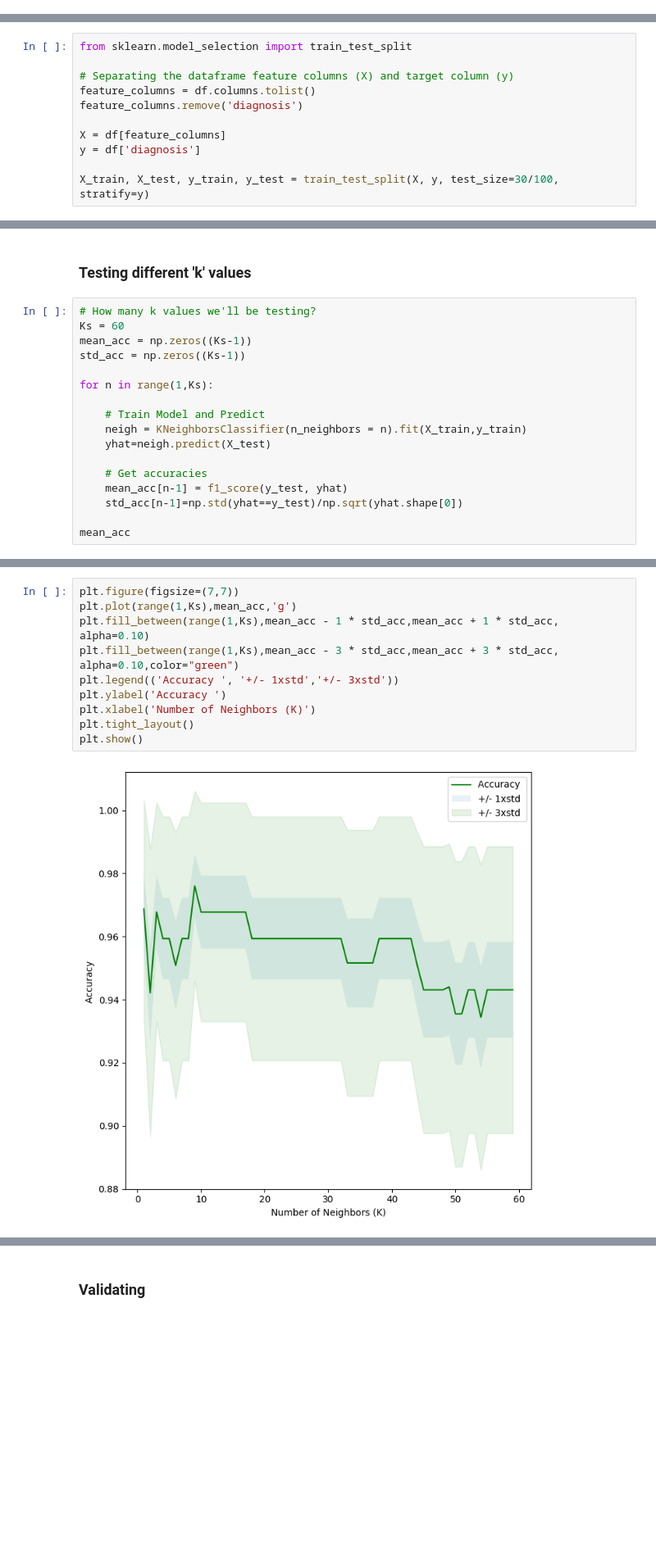
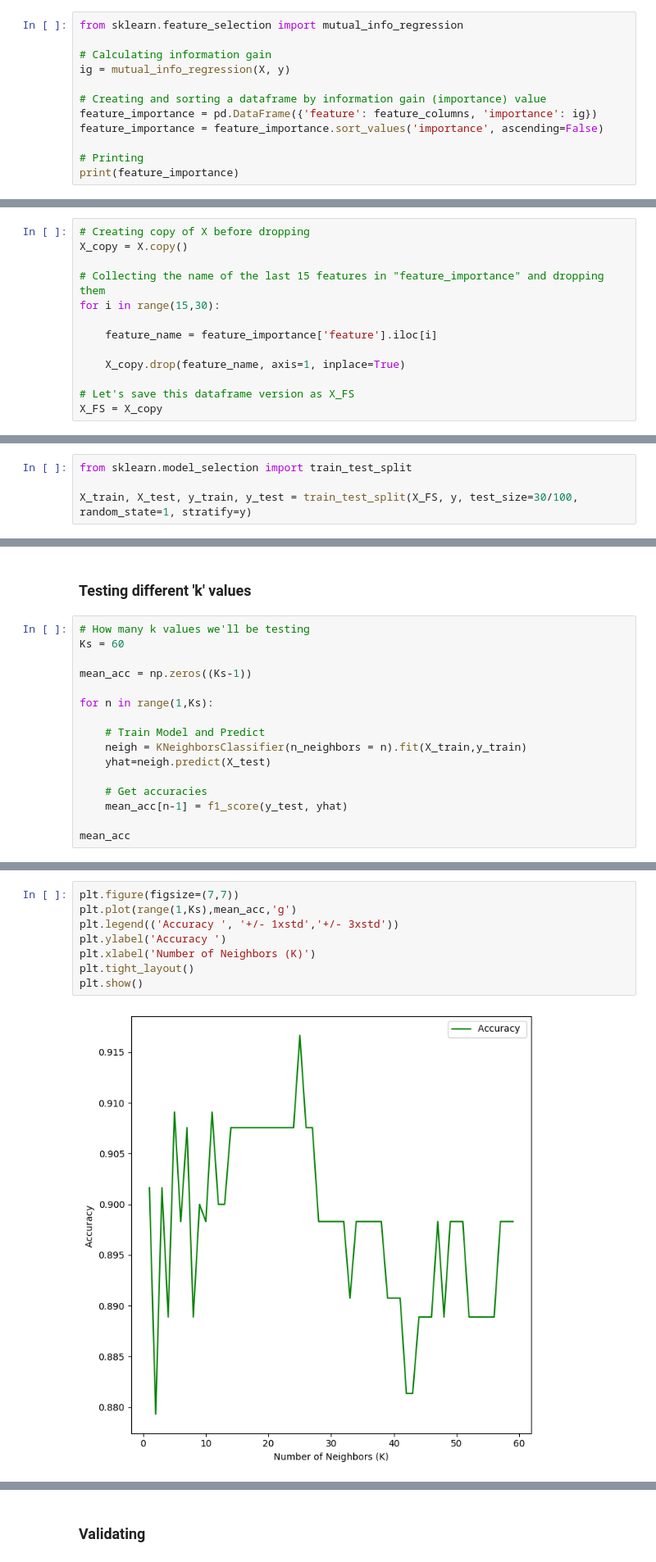
Before and after one commit to Arrr-az/Breast-Cancer-Dataset-Classification, a Jupyter notebook: kNN_Breast_Cancer_Dataset.ipynb, the cells around one changed output, grey strips where cells are left out. Shown at 82% size. Saved outputs shown, nothing was run; the diff lists cells and outputs as text; blank space fills up the shorter version.

```diff
--- a/kNN_Breast_Cancer_Dataset.ipynb
+++ b/kNN_Breast_Cancer_Dataset.ipynb
@@ -132,0 +162,12 @@ In this case, a cell's "concavity" and "concave points" are characteristics that
+# %%
+from sklearn.feature_selection import mutual_info_regression
+
+# Calculating information gain
+ig = mutual_info_regression(X, y)
+
+# Creating and sorting a dataframe by information gain (importance) value
+feature_importance = pd.DataFrame({'feature': feature_columns, 'importance': ig})
+feature_importance = feature_importance.sort_values('importance', ascending=False)
+
+# Printing
+print(feature_importance)
@@ -132,0 +194,13 @@ In this case, a cell's "concavity" and "concave points" are characteristics that
+# %%
+# Creating copy of X before dropping
+X_copy = X.copy()
+
+# Collecting the name of the last 15 features in "feature_importance" and dropping them
+for i in range(15,30):
+
+    feature_name = feature_importance['feature'].iloc[i]
+
+    X_copy.drop(feature_name, axis=1, inplace=True)
+
+# Let's save this dataframe version as X_FS
+X_FS = X_copy
@@ -143,11 +239,4 @@ To guarantee our split will be representative of the label distribution, we use
 # %%
 from sklearn.model_selection import train_test_split
 
-# Separating the dataframe feature columns (X) and target column (y)
-feature_columns = df.columns.tolist()
-feature_columns.remove('diagnosis')
-
-X = df[feature_columns]
-y = df['diagnosis']
-
-X_train, X_test, y_train, y_test = train_test_split(X, y, test_size=30/100, stratify=y)
+X_train, X_test, y_train, y_test = train_test_split(X_FS, y, test_size=30/100, random_state=1, stratify=y)
@@ -232,10 +330,10 @@ array([[66,  5],
 # %% [markdown]
 ### Testing different 'k' values
 # %%
-# How many k values we'll be testing?
+# How many k values we'll be testing
 Ks = 60
+
 mean_acc = np.zeros((Ks-1))
-std_acc = np.zeros((Ks-1))
 
 for n in range(1,Ks):
 
@@ -245,7 +343,6 @@ for n in range(1,Ks):
 
     # Get accuracies
     mean_acc[n-1] = f1_score(y_test, yhat)
-    std_acc[n-1]=np.std(yhat==y_test)/np.sqrt(yhat.shape[0])
 
 mean_acc
 # %% [output]
@@ -264,14 +361,12 @@ array([0.96875   , 0.94214876, 0.96774194, 0.95934959, 0.95934959,
 # %%
 plt.figure(figsize=(7,7))
 plt.plot(range(1,Ks),mean_acc,'g')
-plt.fill_between(range(1,Ks),mean_acc - 1 * std_acc,mean_acc + 1 * std_acc, alpha=0.10)
-plt.fill_between(range(1,Ks),mean_acc - 3 * std_acc,mean_acc + 3 * std_acc, alpha=0.10,color="green")
 plt.legend(('Accuracy ', '+/- 1xstd','+/- 3xstd'))
 plt.ylabel('Accuracy ')
 plt.xlabel('Number of Neighbors (K)')
 plt.tight_layout()
 plt.show()
 # %% [output]
-[figure, old version]
+[figure, new version]
 # %%
 best_k = mean_acc.argmax()+1
```
Also changed, not shown: parts of 43 cells of this notebook.
